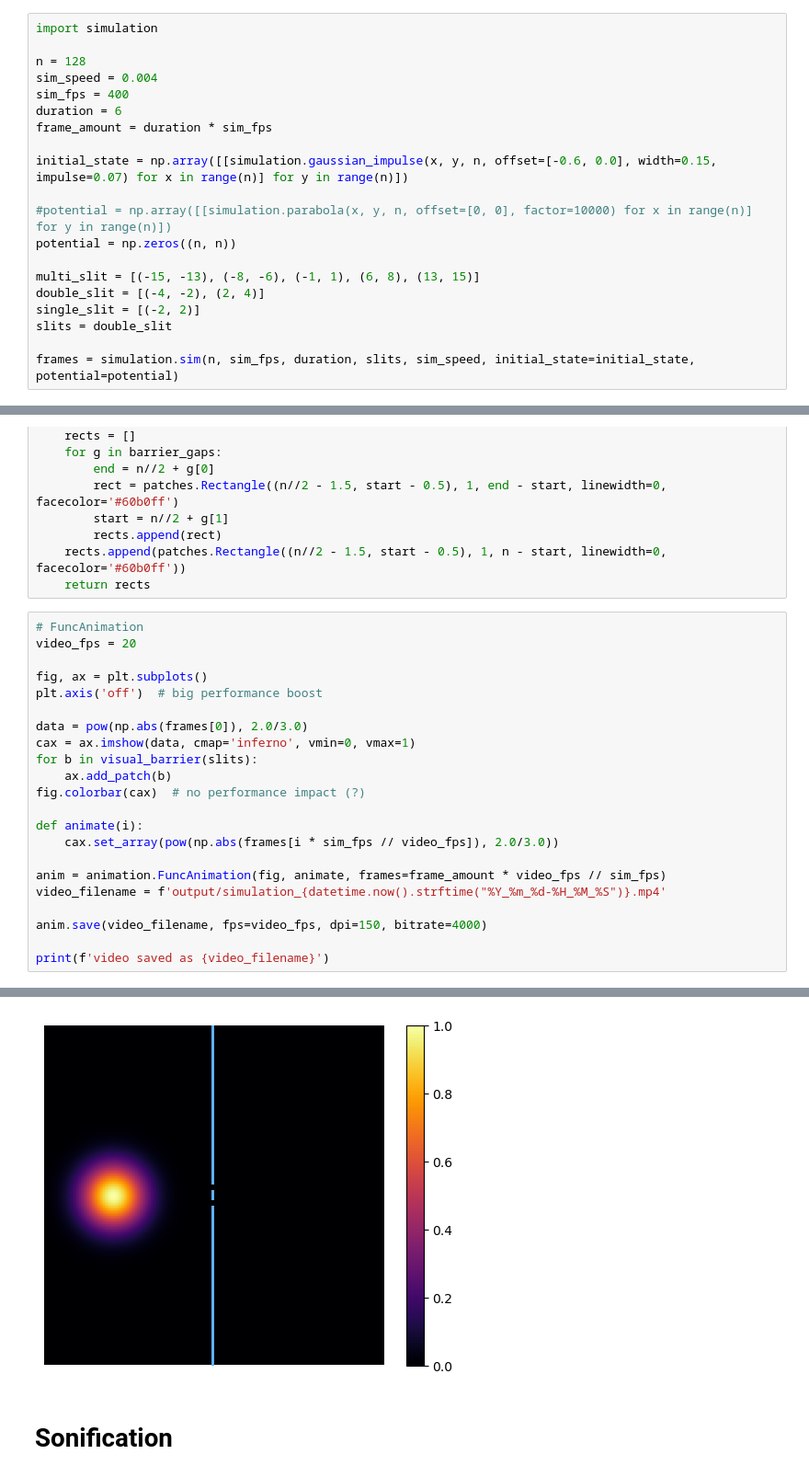
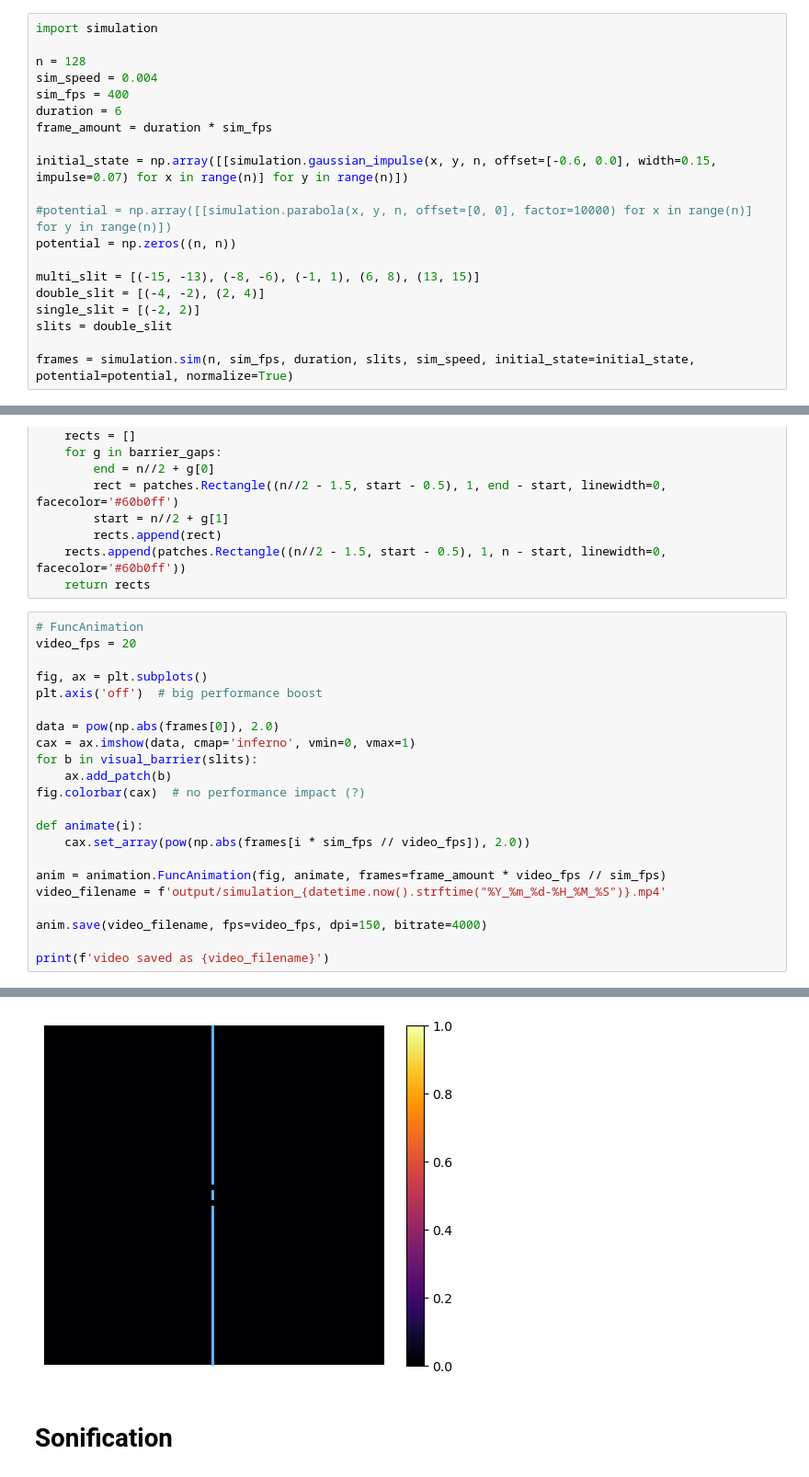
Before and after one commit to jannosch/qsynthi_prototyping, a Jupyter notebook: mapping_2.ipynb, the cells around one changed output, grey strips where cells are left out. Shown at 92% size. Drawn from its saved outputs; the diff is of its cells as text.

```diff
--- a/mapping_2.ipynb
+++ b/mapping_2.ipynb
@@ -52,4 +56,4 @@ double_slit = [(-4, -2), (2, 4)]
 single_slit = [(-2, 2)]
 slits = double_slit
 
-frames = simulation.sim(n, sim_fps, duration, slits, sim_speed, initial_state=initial_state, potential=potential)
+frames = simulation.sim(n, sim_fps, duration, slits, sim_speed, initial_state=initial_state, potential=potential, normalize=True)
@@ -81,14 +109,14 @@ video_fps = 20
 fig, ax = plt.subplots()
 plt.axis('off')  # big performance boost
 
-data = pow(np.abs(frames[0]), 2.0/3.0)
+data = pow(np.abs(frames[0]), 2.0)
 cax = ax.imshow(data, cmap='inferno', vmin=0, vmax=1)
 for b in visual_barrier(slits):
     ax.add_patch(b)
 fig.colorbar(cax)  # no performance impact (?)
 
 def animate(i):
-    cax.set_array(pow(np.abs(frames[i * sim_fps // video_fps]), 2.0/3.0))
+    cax.set_array(pow(np.abs(frames[i * sim_fps // video_fps]), 2.0))
 
 anim = animation.FuncAnimation(fig, animate, frames=frame_amount * video_fps // sim_fps)
 video_filename = f'output/simulation_{datetime.now().strftime("%Y_%m_%d-%H_%M_%S")}.mp4'
@@ -101,4 +129,4 @@ video saved as output/simulation_2024_04_23-09_26_45.mp4
-[figure, old version]
+[figure, new version]
 # %% [markdown]
 # Sonification
 # %%
```
Also changed, not shown: parts of 7 cells of this notebook, 1 other file.
